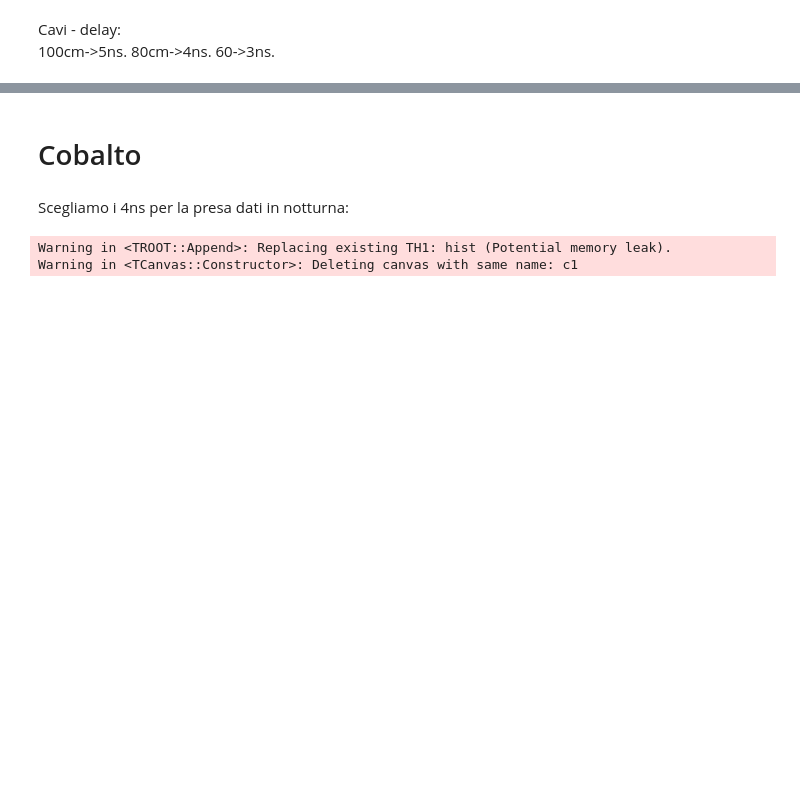
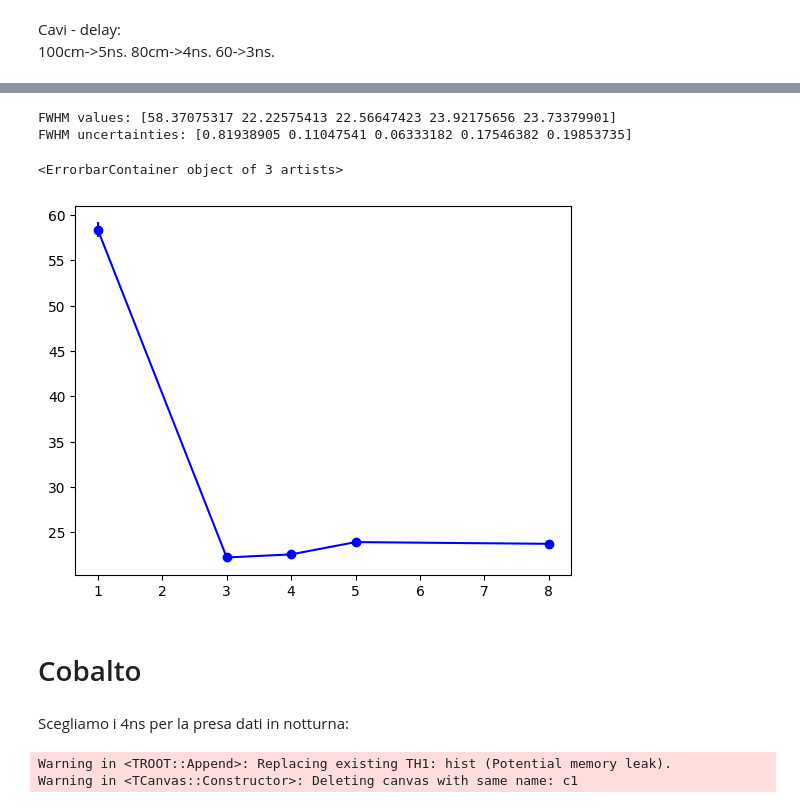
Before and after one commit to patrickrocca02-create/patrick.rocca1-timing, a Jupyter notebook: time_res.ipynb, the cells around one changed output, grey strips where cells are left out. Cells and saved outputs as stored; diff of their text form; code cells hidden in the pictures; blank space fills up the shorter version.

```diff
--- a/time_res.ipynb
+++ b/time_res.ipynb
@@ -69,3 +329,16 @@ Warning in <TCanvas::Constructor>: Deleting canvas with same name: c1
+# %%
+print("FWHM values:", fwhm)
+print("FWHM uncertainties:", fwhm_err)
+
+time = np.array([1, 3, 4, 5, 8])
+# %% [output]
+FWHM values: [58.37075317 22.22575413 22.56647423 23.92175656 23.73379901]
+FWHM uncertainties: [0.81938905 0.11047541 0.06333182 0.17546382 0.19853735]
+# %%
+plt.errorbar(time, fwhm, yerr=fwhm_err, marker='o', linestyle='-', color='blue', label='FWHM vs Time Window')
+# %% [output]
+<ErrorbarContainer object of 3 artists>
+[figure, added]
 # %% [markdown]
 # Cobalto
 # %% [markdown]
```
Also changed, not shown: parts of 14 cells of this notebook, 2 other files.
